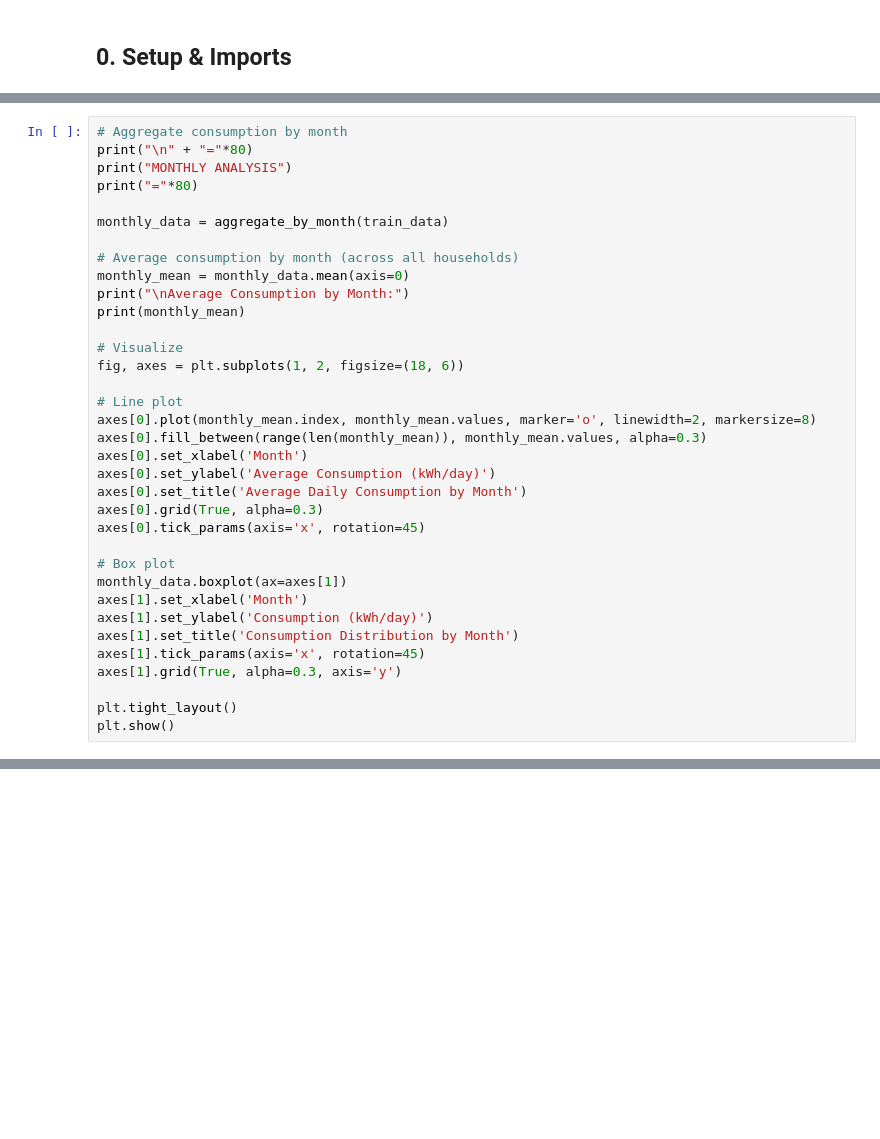
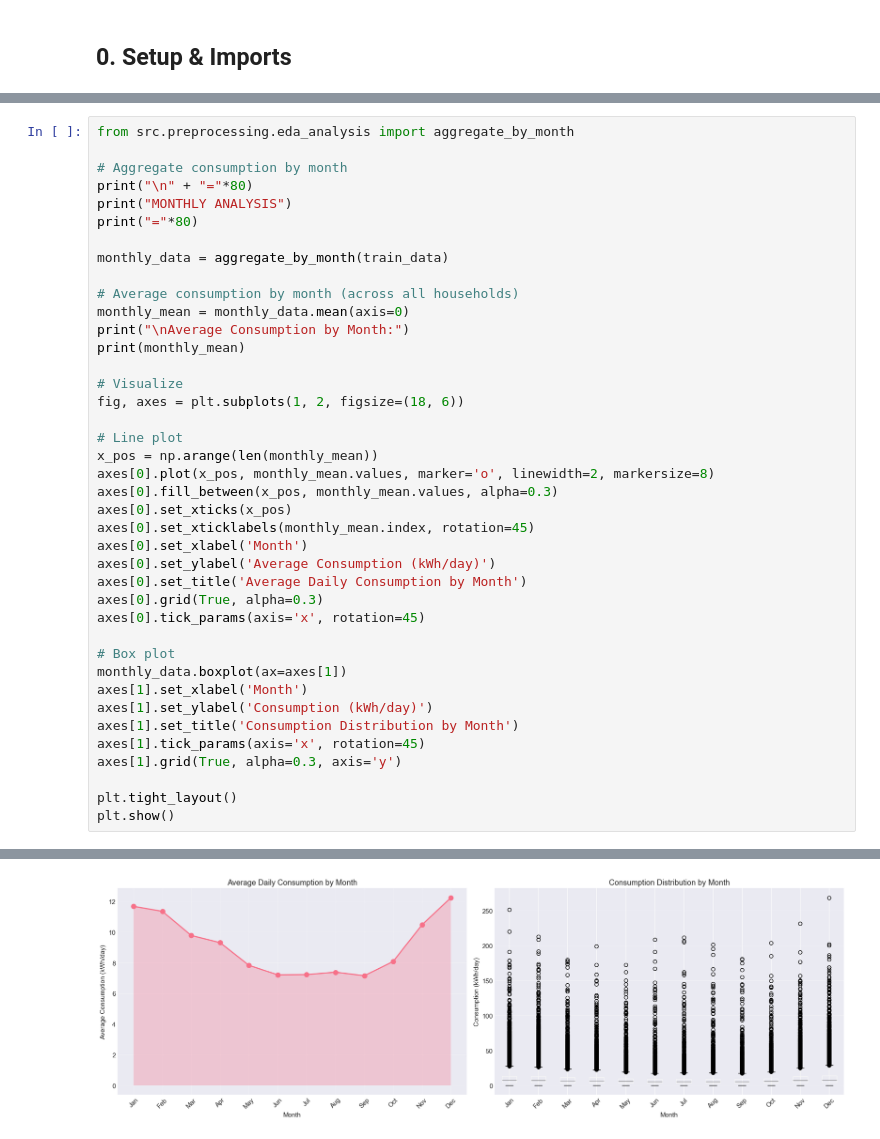
Before and after one commit to hemalii3/rdkd, a Jupyter notebook: notebooks/01_EDA.ipynb, the cells around one changed output, grey strips where cells are left out. Drawn from its saved outputs; the diff is of its cells as text; blank space fills up the shorter version.

```diff
--- a/notebooks/01_EDA.ipynb
+++ b/notebooks/01_EDA.ipynb
@@ -405,4 +329,6 @@ plt.show()
 # %%
+from src.preprocessing.eda_analysis import aggregate_by_month
+
 # Aggregate consumption by month
 print("\n" + "="*80)
 print("MONTHLY ANALYSIS")
@@ -419,8 +345,11 @@ print(monthly_mean)
 fig, axes = plt.subplots(1, 2, figsize=(18, 6))
 
 # Line plot
-axes[0].plot(monthly_mean.index, monthly_mean.values, marker='o', linewidth=2, markersize=8)
-axes[0].fill_between(range(len(monthly_mean)), monthly_mean.values, alpha=0.3)
+x_pos = np.arange(len(monthly_mean))
+axes[0].plot(x_pos, monthly_mean.values, marker='o', linewidth=2, markersize=8)
+axes[0].fill_between(x_pos, monthly_mean.values, alpha=0.3)
+axes[0].set_xticks(x_pos)
+axes[0].set_xticklabels(monthly_mean.index, rotation=45)
 axes[0].set_xlabel('Month')
 axes[0].set_ylabel('Average Consumption (kWh/day)')
 axes[0].set_title('Average Daily Consumption by Month')
@@ -437,3 +366,4 @@ axes[1].grid(True, alpha=0.3, axis='y')
 
 plt.tight_layout()
 plt.show()
+# %% [output]
@@ -440,3 +388,4 @@ plt.show()
+[figure, added]
 # %%
 # Seasonal analysis (Winter vs Summer)
 winter_months = ['Jan', 'Feb', 'Dec']
```
Also changed, not shown: parts of 35 cells of this notebook, 57 other files.
